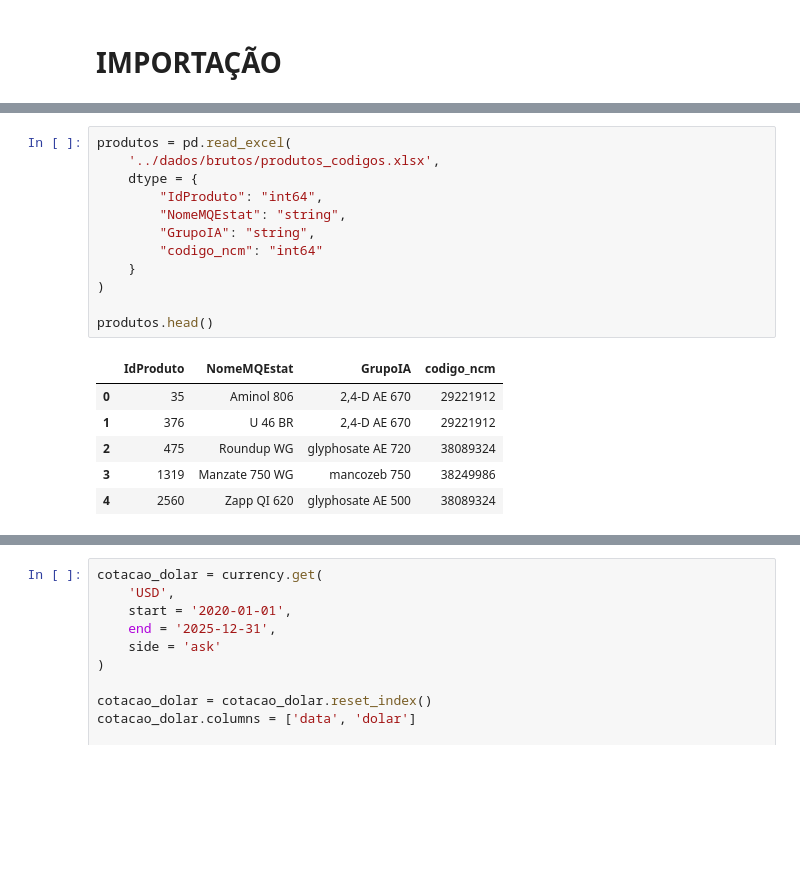
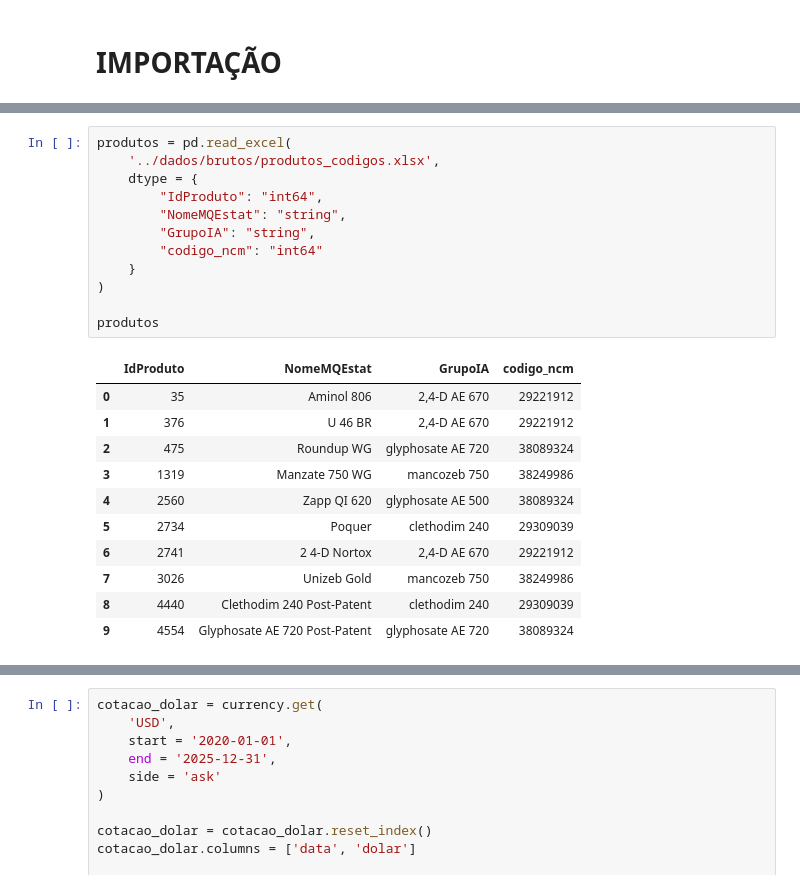
Before and after one commit to fabiogaldinho/Case-Kynetec, a Jupyter notebook: notebooks/02_Segundo_Teste.ipynb, the cells around one changed output, grey strips where cells are left out. Cells and saved outputs as stored; diff of their text form; blank space fills up the shorter version.

```diff
--- a/notebooks/02_Segundo_Teste.ipynb
+++ b/notebooks/02_Segundo_Teste.ipynb
@@ -103,19 +162,24 @@ precos.head()
 # %%
 produtos = pd.read_excel(
     '../dados/brutos/produtos_codigos.xlsx',
     dtype = {
         "IdProduto": "int64",
         "NomeMQEstat": "string",
         "GrupoIA": "string",
         "codigo_ncm": "int64"
     }
 )
 
-produtos.head()
+produtos
 # %% [output]
 |  | IdProduto | NomeMQEstat | GrupoIA | codigo_ncm |
 | 0 | 35 | Aminol 806 | 2,4-D AE 670 | 29221912 |
 | 1 | 376 | U 46 BR | 2,4-D AE 670 | 29221912 |
 | 2 | 475 | Roundup WG | glyphosate AE 720 | 38089324 |
 | 3 | 1319 | Manzate 750 WG | mancozeb 750 | 38249986 |
 | 4 | 2560 | Zapp QI 620 | glyphosate AE 500 | 38089324 |
+| 5 | 2734 | Poquer | clethodim 240 | 29309039 |
+| 6 | 2741 | 2 4-D Nortox | 2,4-D AE 670 | 29221912 |
+| 7 | 3026 | Unizeb Gold | mancozeb 750 | 38249986 |
+| 8 | 4440 | Clethodim 240 Post-Patent | clethodim 240 | 29309039 |
+| 9 | 4554 | Glyphosate AE 720 Post-Patent | glyphosate AE 720 | 38089324 |
```
Also changed, not shown: parts of 154 cells of this notebook, 11 other files.
